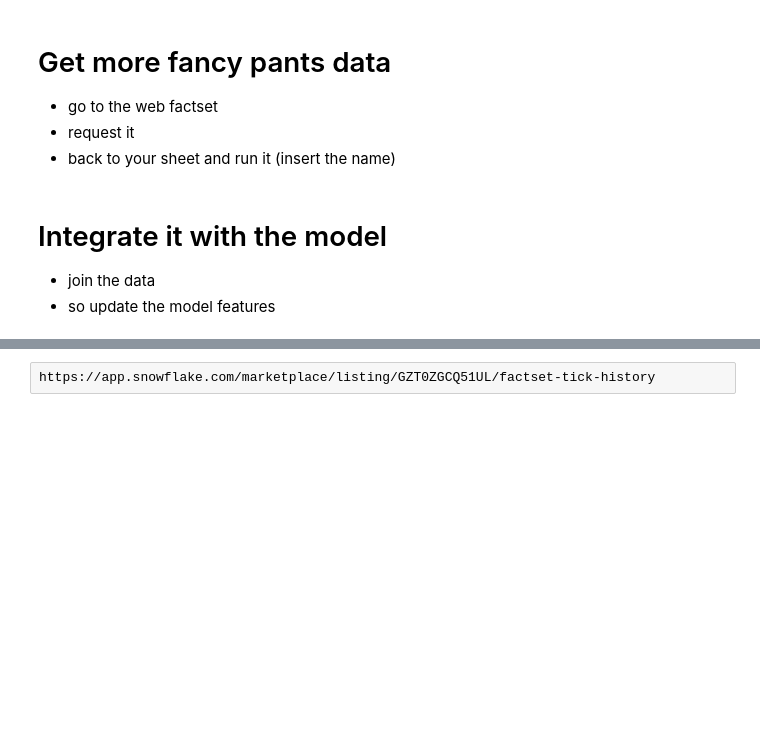
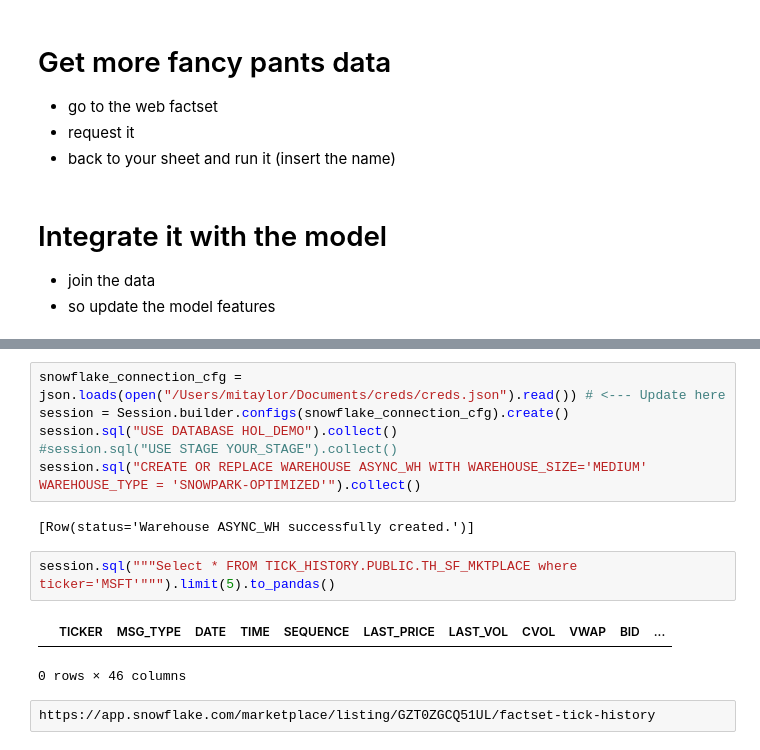
Before and after one commit to sfc-gh-mitaylor/HoL2.0-FS-Predictions, a Jupyter notebook: Part3_Enrich_With_Data_Shares.ipynb, the cells around one changed output, grey strips where cells are left out. Cells and saved outputs as stored; diff of their text form; blank space fills up the shorter version.

```diff
--- a/Part3_Enrich_With_Data_Shares.ipynb
+++ b/Part3_Enrich_With_Data_Shares.ipynb
@@ -10,3 +20,16 @@
+# %%
+snowflake_connection_cfg = json.loads(open("/Users/mitaylor/Documents/creds/creds.json").read()) # <--- Update here
+session = Session.builder.configs(snowflake_connection_cfg).create()
+session.sql("USE DATABASE HOL_DEMO").collect()
+#session.sql("USE STAGE YOUR_STAGE").collect()
+session.sql("CREATE OR REPLACE WAREHOUSE ASYNC_WH WITH WAREHOUSE_SIZE='MEDIUM' WAREHOUSE_TYPE = 'SNOWPARK-OPTIMIZED'").collect()
+# %% [output]
+[Row(status='Warehouse ASYNC_WH successfully created.')]
+# %%
+session.sql("""Select * FROM TICK_HISTORY.PUBLIC.TH_SF_MKTPLACE where ticker='MSFT'""").limit(5).to_pandas()
+# %% [output]
+|  | TICKER | MSG_TYPE | DATE | TIME | SEQUENCE | LAST_PRICE | LAST_VOL | CVOL | VWAP | BID | ... |
+0 rows × 46 columns
 # %%
 https://app.snowflake.com/marketplace/listing/GZT0ZGCQ51UL/factset-tick-history
 # %%
```
Also changed, not shown: parts of 6 cells of this notebook, 1 other file.
